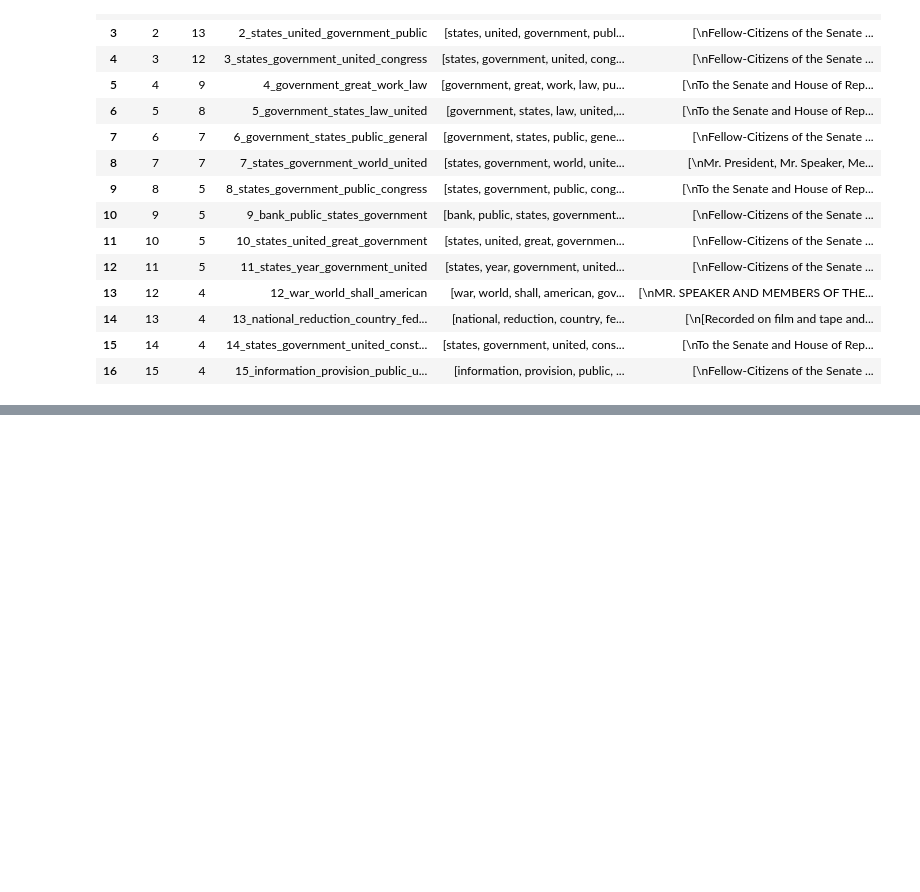
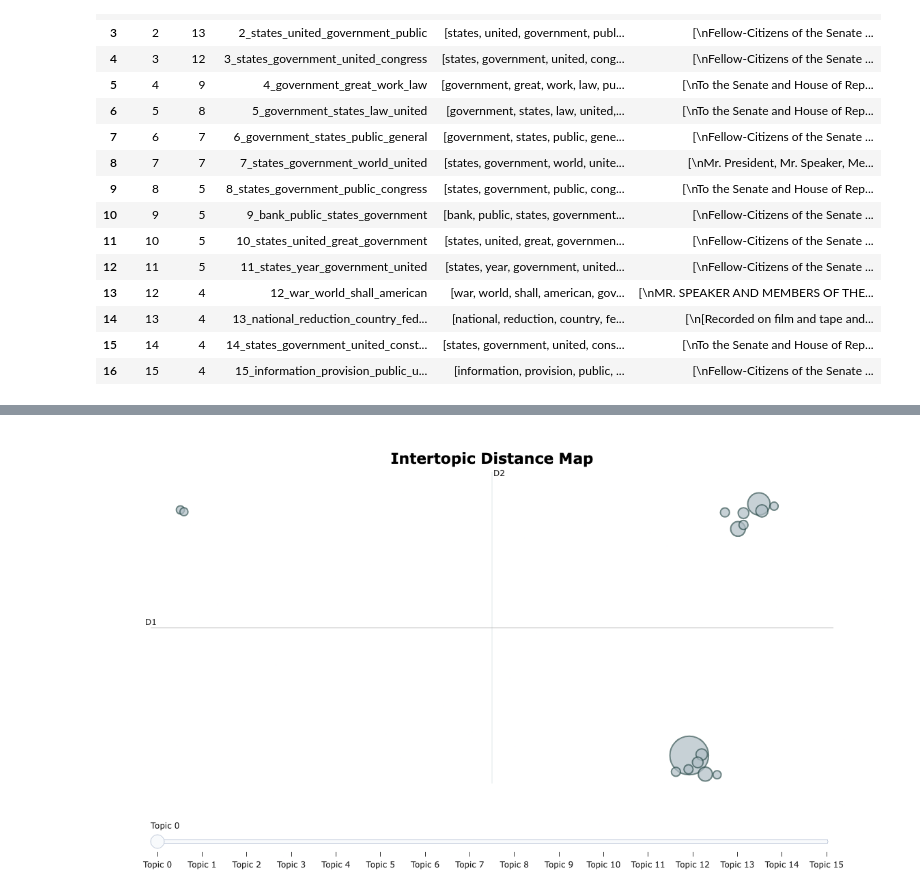
Before and after one commit to UCB-stat-159-f25/proj02-group08, a Jupyter notebook: notebooks/nlp-P03.ipynb, the cells around one changed output, grey strips where cells are left out. Cells and saved outputs as stored; diff of their text form; code cells hidden in the pictures; blank space fills up the shorter version.

```diff
--- a/notebooks/nlp-P03.ipynb
+++ b/notebooks/nlp-P03.ipynb
@@ -336,3 +365,5 @@ step09_topic_info
 # %%
 # run this cell to visualize the topics
-topic_model.visualize_topics()
+step07_topic_model.visualize_topics()
+# %% [output]
+[figure, added]
```
Also changed, not shown: parts of 5 cells of this notebook, 1 other file.
